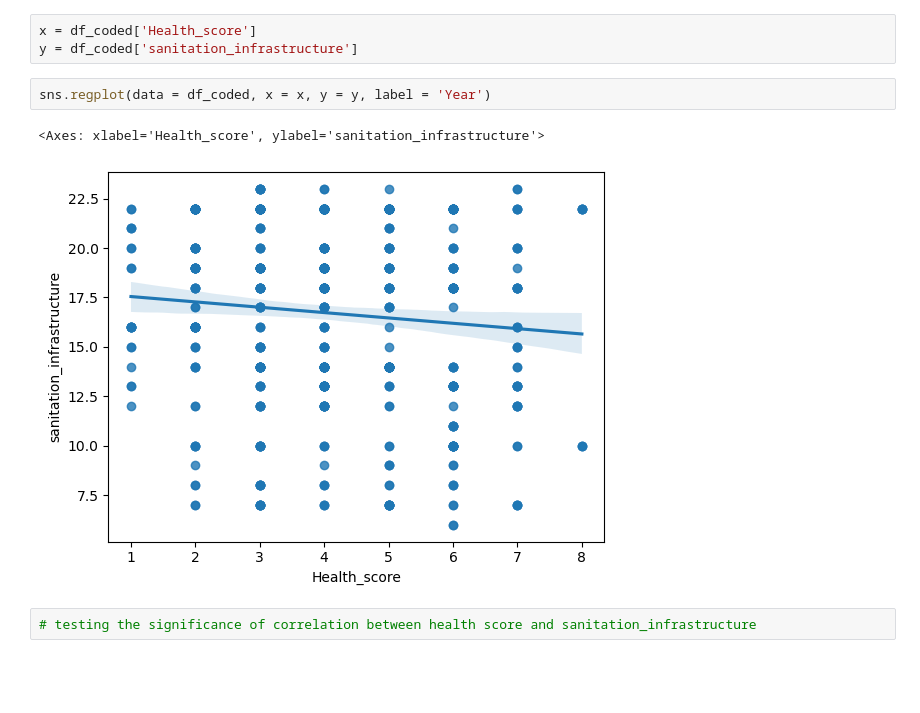
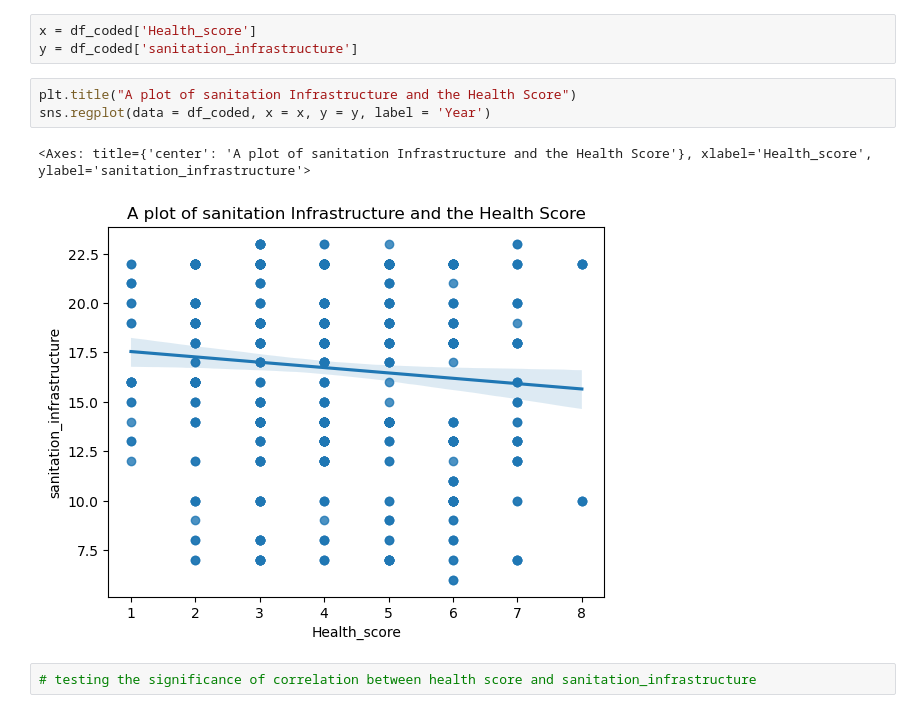
Before and after one commit to carozy797/SANITATION_INFRASTRUCTURE_HEALTH, a Jupyter notebook: MODEL/model-checkpoint.ipynb, the cells around one changed output. Cells and saved outputs as stored; diff of their text form; blank space fills up the shorter version.

```diff
--- a/MODEL/model-checkpoint.ipynb
+++ b/MODEL/model-checkpoint.ipynb
@@ -136,10 +177,11 @@ min = 6, max = 23
 x = df_coded['Health_score']
 y = df_coded['sanitation_infrastructure']
 # %%
+plt.title("A plot of sanitation Infrastructure and the Health Score")
 sns.regplot(data = df_coded, x = x, y = y, label = 'Year')
 # %% [output]
-<Axes: xlabel='Health_score', ylabel='sanitation_infrastructure'>
+<Axes: title={'center': 'A plot of sanitation Infrastructure and the Health Score'}, xlabel='Health_score', ylabel='sanitation_infrastructure'>
-[figure, old version]
+[figure, new version]
 # %%
 # testing the significance of correlation between health score and sanitation_infrastructure
 # %%
```
Also changed, not shown: parts of 14 cells of this notebook, 8 other files.
